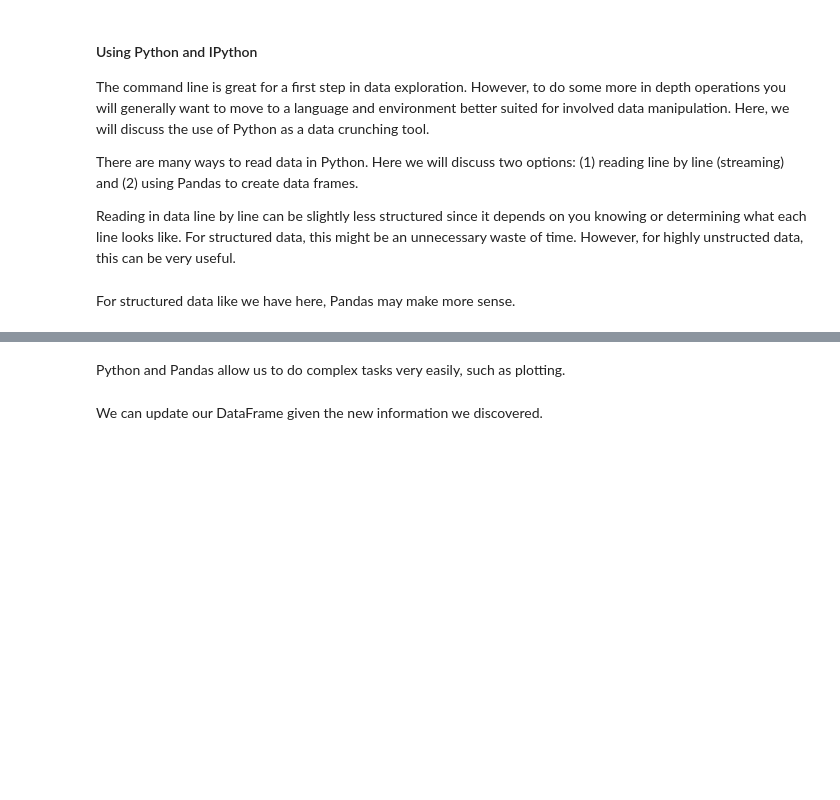
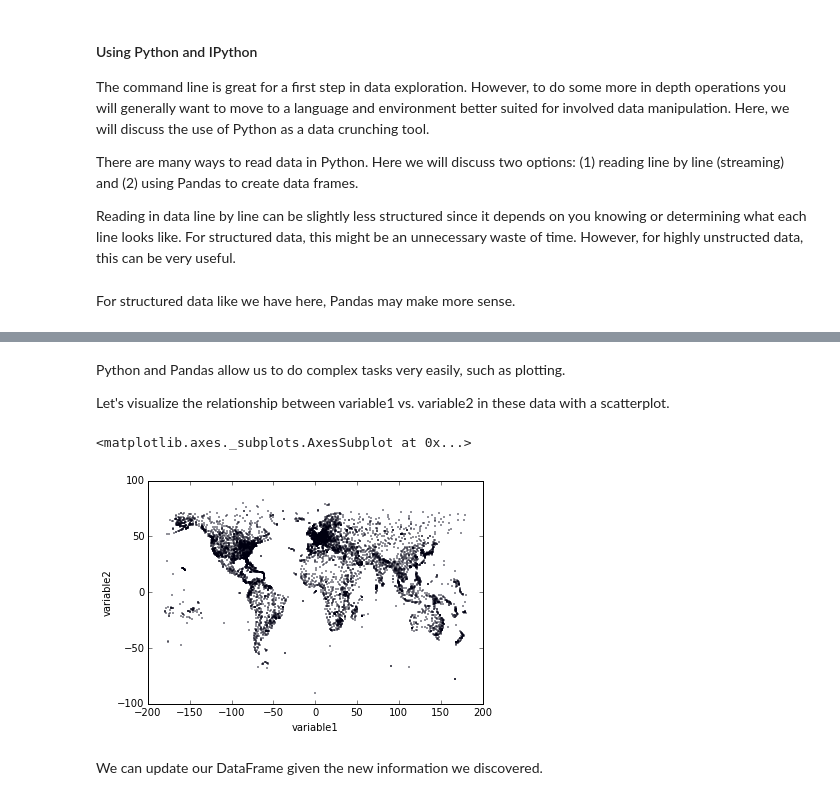
Before and after one commit to rmoakler/learning-data-science, a Jupyter notebook: 2015-09-29 Dealing with data.ipynb, the cells around one changed output, grey strips where cells are left out. Cells and saved outputs as stored; diff of their text form; code cells hidden in the pictures; blank space fills up the shorter version.

```diff
--- a/2015-09-29 Dealing with data.ipynb
+++ b/2015-09-29 Dealing with data.ipynb
@@ -112,12 +126,17 @@ users.head()
 # %% [markdown]
 Python and Pandas allow us to do complex tasks very easily, such as plotting.
+
+Let's visualize the relationship between variable1 vs. variable2 in these data with a scatterplot.
 # %%
 import matplotlib
 import matplotlib.pyplot as plt
 import pandas as pd
 %matplotlib inline
 
-users.plot(kind="scatter", x="variable1", y="variable2")
+users.plot(kind="scatter", x="variable1", y="variable2", s=0.25)
+# %% [output]
+<matplotlib.axes._subplots.AxesSubplot at 0x...>
+[figure, added]
 # %% [markdown]
 We can update our DataFrame given the new information we discovered.
 # %%
```
Also changed, not shown: parts of 2 cells of this notebook.
